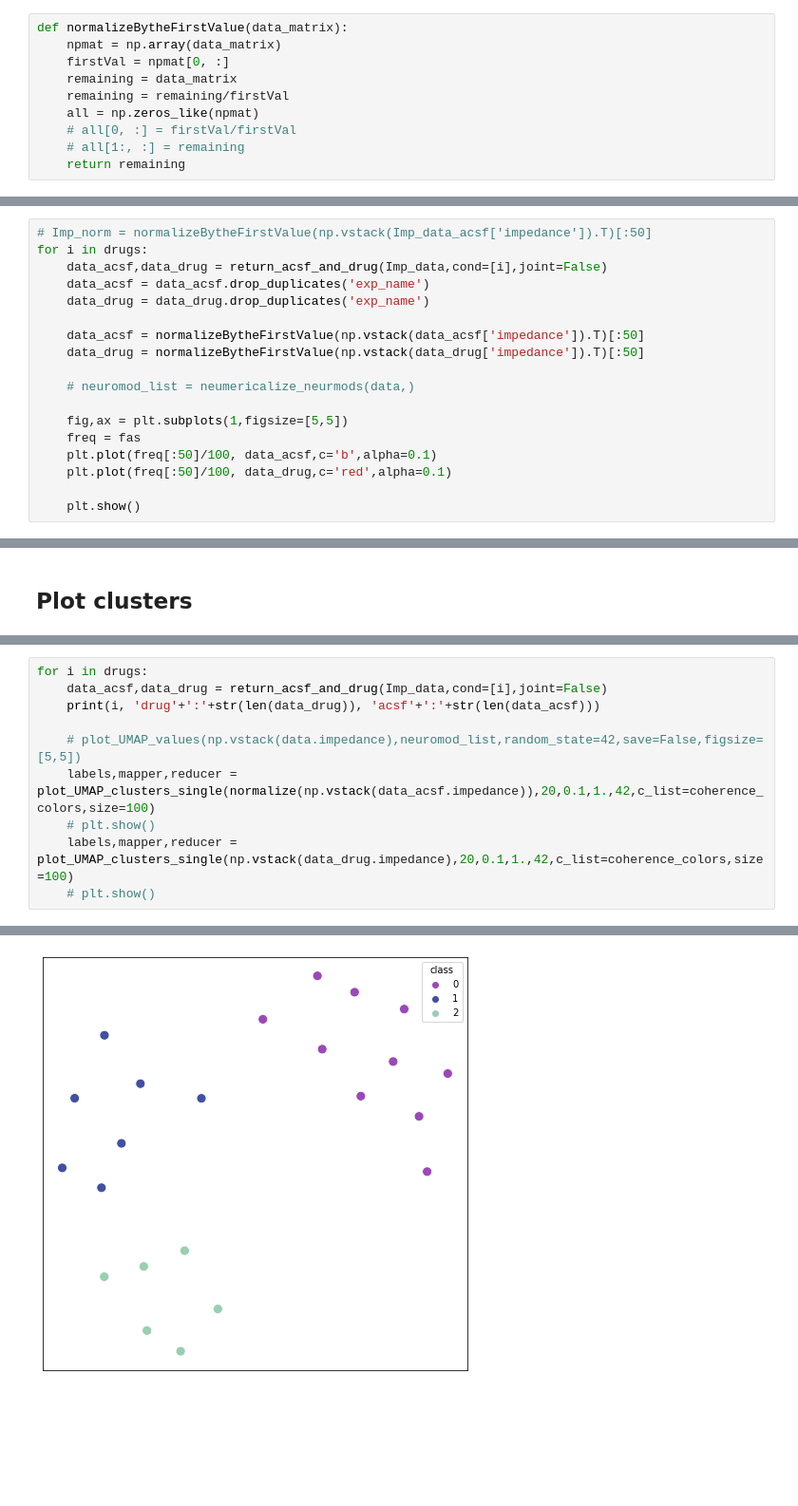
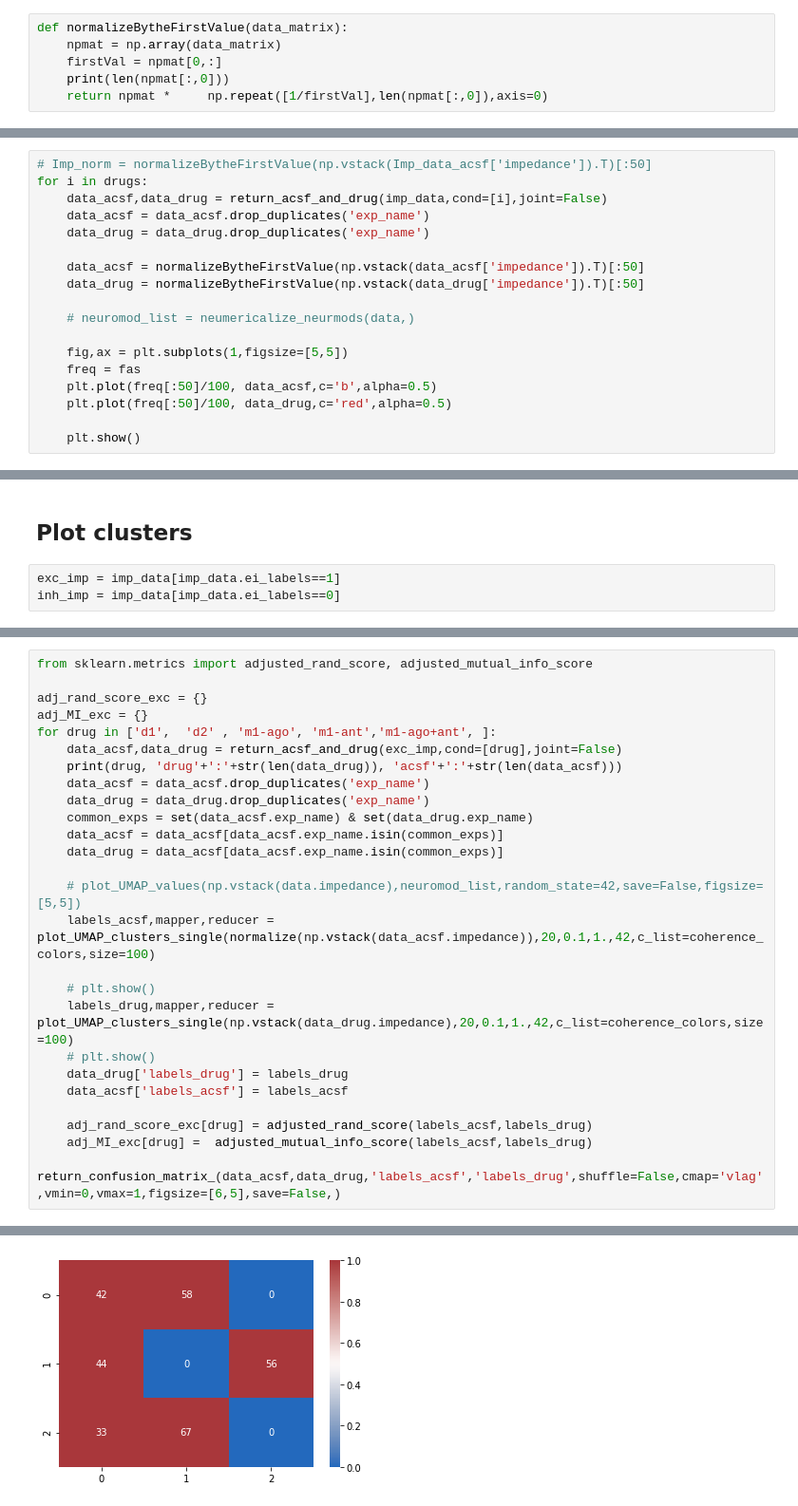
Before and after one commit to Nishant-codex/single_cell_analysis, a Jupyter notebook: notebooks_drug/Impedance_clustering_for_drug.ipynb, the cells around one changed output, grey strips where cells are left out. Shown at 95% size. Saved outputs shown, nothing was run; the diff lists cells and outputs as text; blank space fills up the shorter version.

```diff
--- a/notebooks_drug/Impedance_clustering_for_drug.ipynb
+++ b/notebooks_drug/Impedance_clustering_for_drug.ipynb
@@ -68,10 +68,6 @@ Imp_data = pd.read_pickle("D:/CurrentClamp/Impedance.pkl")
 # %%
 def normalizeBytheFirstValue(data_matrix):
     npmat = np.array(data_matrix)
-    firstVal = npmat[0, :]
-    remaining = data_matrix
-    remaining = remaining/firstVal
-    all = np.zeros_like(npmat)
-    # all[0, :] = firstVal/firstVal
-    # all[1:, :] = remaining
-    return remaining
+    firstVal = npmat[0,:]
+    print(len(npmat[:,0]))
+    return npmat *     np.repeat([1/firstVal],len(npmat[:,0]),axis=0)
@@ -87,7 +90,7 @@ drugs = ['dopamine',
 # %%
 # Imp_norm = normalizeBytheFirstValue(np.vstack(Imp_data_acsf['impedance']).T)[:50]
 for i in drugs:
-    data_acsf,data_drug = return_acsf_and_drug(Imp_data,cond=[i],joint=False)
+    data_acsf,data_drug = return_acsf_and_drug(imp_data,cond=[i],joint=False)
     data_acsf = data_acsf.drop_duplicates('exp_name')
     data_drug = data_drug.drop_duplicates('exp_name')
 
@@ -98,8 +101,8 @@ for i in drugs:
 
     fig,ax = plt.subplots(1,figsize=[5,5])
     freq = fas
-    plt.plot(freq[:50]/100, data_acsf,c='b',alpha=0.1)
-    plt.plot(freq[:50]/100, data_drug,c='red',alpha=0.1)
+    plt.plot(freq[:50]/100, data_acsf,c='b',alpha=0.5)
+    plt.plot(freq[:50]/100, data_drug,c='red',alpha=0.5)
 
     plt.show()
 # %% [output]
@@ -155,3 +171,6 @@ sns.palplot(coherence_colors)
 [figure]
 # %% [markdown]
 ## Plot clusters
+# %%
+exc_imp = imp_data[imp_data.ei_labels==1]
+inh_imp = imp_data[imp_data.ei_labels==0]
@@ -158,11 +251,27 @@ sns.palplot(coherence_colors)
 # %%
-for i in drugs:
-    data_acsf,data_drug = return_acsf_and_drug(Imp_data,cond=[i],joint=False)
-    print(i, 'drug'+':'+str(len(data_drug)), 'acsf'+':'+str(len(data_acsf)))
+from sklearn.metrics import adjusted_rand_score, adjusted_mutual_info_score
+
+adj_rand_score_exc = {}
+adj_MI_exc = {}
+for drug in ['d1',  'd2' , 'm1-ago', 'm1-ant','m1-ago+ant', ]:
+    data_acsf,data_drug = return_acsf_and_drug(exc_imp,cond=[drug],joint=False)
+    print(drug, 'drug'+':'+str(len(data_drug)), 'acsf'+':'+str(len(data_acsf)))
+    data_acsf = data_acsf.drop_duplicates('exp_name')
+    data_drug = data_drug.drop_duplicates('exp_name')
+    common_exps = set(data_acsf.exp_name) & set(data_drug.exp_name)
+    data_acsf = data_acsf[data_acsf.exp_name.isin(common_exps)]
+    data_drug = data_acsf[data_acsf.exp_name.isin(common_exps)]
 
     # plot_UMAP_values(np.vstack(data.impedance),neuromod_list,random_state=42,save=False,figsize=[5,5])
-    labels,mapper,reducer = plot_UMAP_clusters_single(normalize(np.vstack(data_acsf.impedance)),20,0.1,1.,42,c_list=coherence_colors,size=100)
+    labels_acsf,mapper,reducer = plot_UMAP_clusters_single(normalize(np.vstack(data_acsf.impedance)),20,0.1,1.,42,c_list=coherence_colors,size=100)
+
     # plt.show()
-    labels,mapper,reducer = plot_UMAP_clusters_single(np.vstack(data_drug.impedance),20,0.1,1.,42,c_list=coherence_colors,size=100)
+    labels_drug,mapper,reducer = plot_UMAP_clusters_single(np.vstack(data_drug.impedance),20,0.1,1.,42,c_list=coherence_colors,size=100)
     # plt.show()
+    data_drug['labels_drug'] = labels_drug
+    data_acsf['labels_acsf'] = labels_acsf
+
+    adj_rand_score_exc[drug] = adjusted_rand_score(labels_acsf,labels_drug)
+    adj_MI_exc[drug] =  adjusted_mutual_info_score(labels_acsf,labels_drug)
+    return_confusion_matrix_(data_acsf,data_drug,'labels_acsf','labels_drug',shuffle=False,cmap='vlag',vmin=0,vmax=1,figsize=[6,5],save=False,)
 # %% [output]
@@ -176 +285 @@ sag drug:23 acsf:23
-[figure, old version]
+[figure, new version]
```
Also changed, not shown: parts of 23 cells of this notebook, 3 other files.
